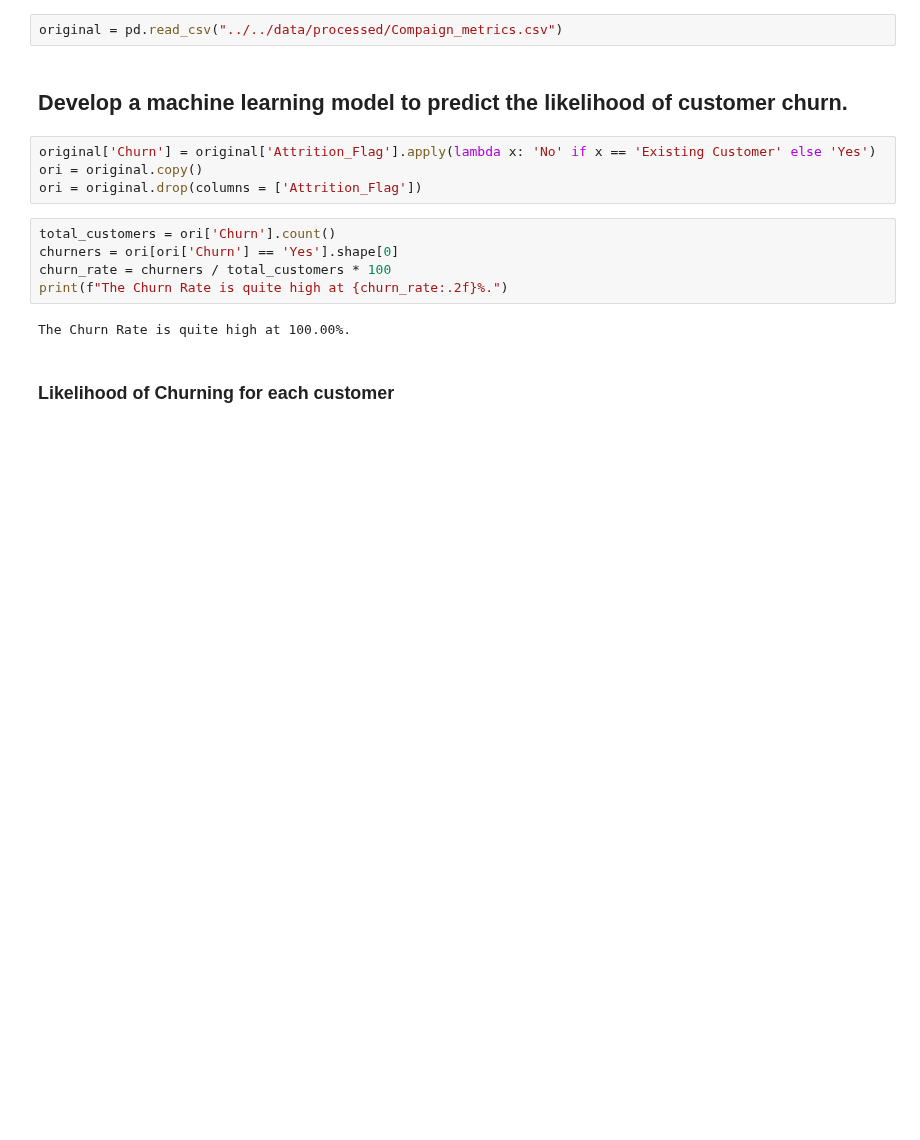
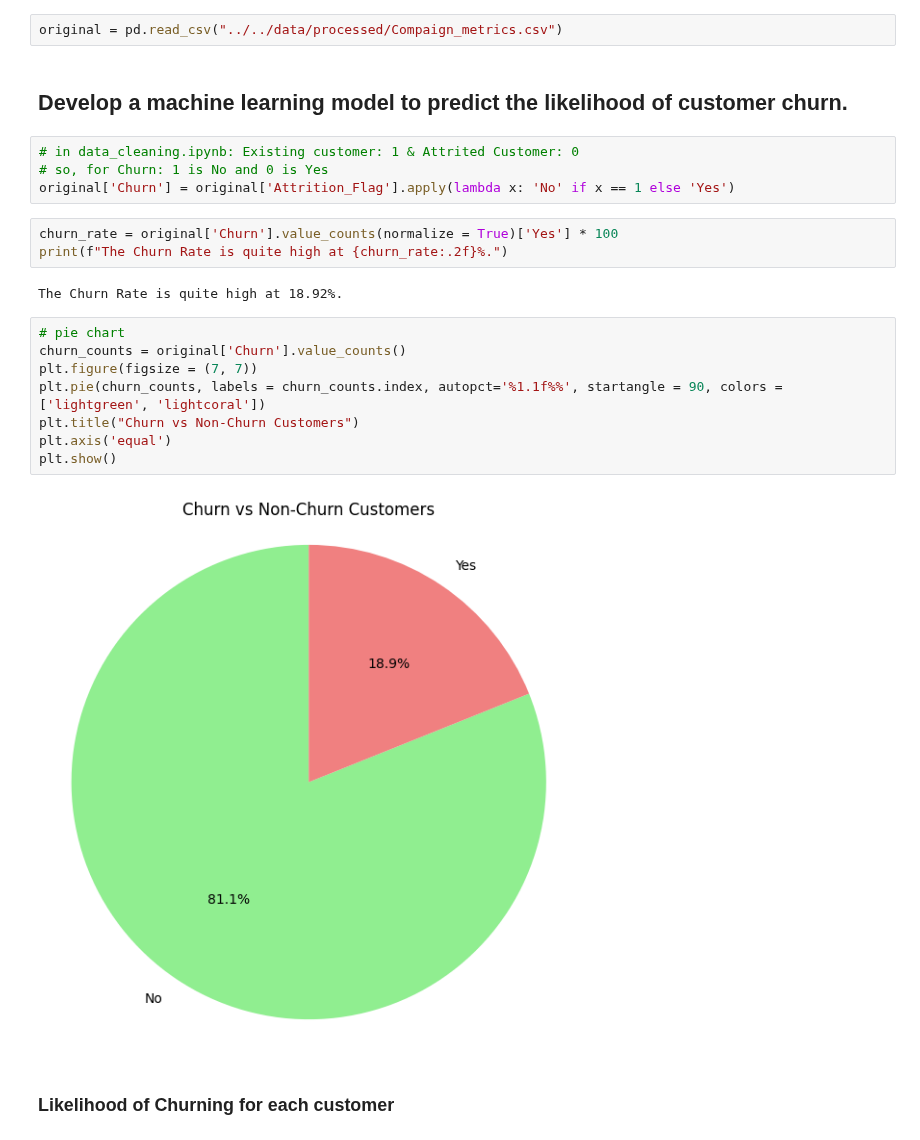
Before and after one commit to yionna/DSA3101-Object-Not-Found, a Jupyter notebook: group_tasks/Subgroup A/qn3(optional).ipynb, the cells around one changed output. Drawn from its saved outputs; the diff is of its cells as text; blank space fills up the shorter version.

```diff
--- a/group_tasks/Subgroup A/qn3(optional).ipynb
+++ b/group_tasks/Subgroup A/qn3(optional).ipynb
@@ -15,16 +15,24 @@ original = pd.read_csv("../../data/processed/Compaign_metrics.csv")
 # %% [markdown]
 ## Develop a machine learning model to predict the likelihood of customer churn.
 # %%
-original['Churn'] = original['Attrition_Flag'].apply(lambda x: 'No' if x == 'Existing Customer' else 'Yes')
-ori = original.copy()
-ori = original.drop(columns = ['Attrition_Flag'])
+# in data_cleaning.ipynb: Existing customer: 1 & Attrited Customer: 0
+# so, for Churn: 1 is No and 0 is Yes
+original['Churn'] = original['Attrition_Flag'].apply(lambda x: 'No' if x == 1 else 'Yes')
 # %%
-total_customers = ori['Churn'].count()
-churners = ori[ori['Churn'] == 'Yes'].shape[0]
-churn_rate = churners / total_customers * 100
+churn_rate = original['Churn'].value_counts(normalize = True)['Yes'] * 100
 print(f"The Churn Rate is quite high at {churn_rate:.2f}%.")
 # %% [output]
-The Churn Rate is quite high at 100.00%.
+The Churn Rate is quite high at 18.92%.
+# %%
+# pie chart
+churn_counts = original['Churn'].value_counts()
+plt.figure(figsize = (7, 7))
+plt.pie(churn_counts, labels = churn_counts.index, autopct='%1.1f%%', startangle = 90, colors = ['lightgreen', 'lightcoral'])
+plt.title("Churn vs Non-Churn Customers")
+plt.axis('equal')
+plt.show()
+# %% [output]
+[figure, added]
 # %% [markdown]
 ### Likelihood of Churning for each customer
 # %% [markdown]
```
Also changed, not shown: parts of 12 cells of this notebook, 4 other files.
